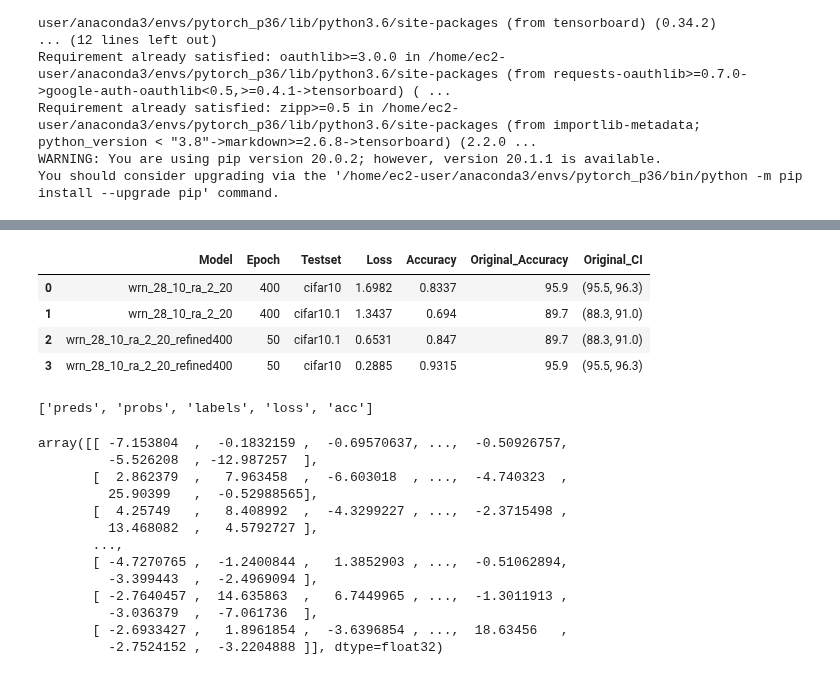
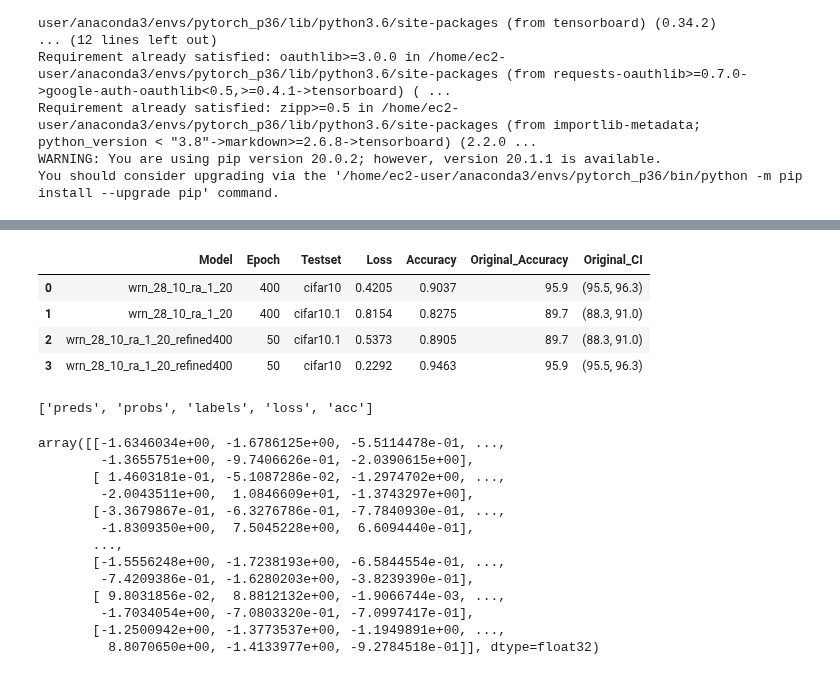
Before and after one commit to danzisar/w210-capstone, a Jupyter notebook: aws-notebooks/wrn_28_10_ra_1_20.ipynb, the cells around one changed output, grey strips where cells are left out. Drawn from its saved outputs; the diff is of its cells as text; code cells hidden in the pictures.

```diff
--- a/aws-notebooks/wrn_28_10_ra_1_20.ipynb
+++ b/aws-notebooks/wrn_28_10_ra_1_20.ipynb
@@ -178,48 +172,48 @@ CIFAR 10.1
 # %%
 import pandas as pd
-a = pd.Series(['wrn_28_10_ra_1_20', 400, 'cifar10', 1.6982, 0.8337])
-c = pd.Series(['wrn_28_10_ra_1_20', 400, 'cifar10.1', 1.3437, 0.6940])
+a = pd.Series(['wrn_28_10_ra_1_20', 400, 'cifar10', 0.4205, 0.9037]) #Loss 0.4205 Accuracy 0.9037
+c = pd.Series(['wrn_28_10_ra_1_20', 400, 'cifar10.1', 0.8154, 0.8275]) #Loss 0.8154 Accuracy 0.8275
 
 
-e = pd.Series(['wrn_28_10_ra_1_20_refined400', 50, 'cifar10.1', 0.6531, 0.8470])
-f = pd.Series(['wrn_28_10_ra_1_20_refined400', 50, 'cifar10', 0.2885,0.9315])
+e = pd.Series(['wrn_28_10_ra_1_20_refined400', 50, 'cifar10.1', 0.5373, 0.8905]) #Loss 0.5373 Accuracy 0.8905
+f = pd.Series(['wrn_28_10_ra_1_20_refined400', 50, 'cifar10', 0.2292,0.9463]) #Loss 0.2292 Accuracy 0.9463
 
 df_results = pd.concat([a,c,e,f], axis=1).T
 df_results.columns = ['Model', 'Epoch', 'Testset', 'Loss', 'Accuracy']
 
 df_results['Original_Accuracy'] = df_results.apply((lambda row: 95.9 if row[2] == 'cifar10' else 89.7), axis=1)
 df_results['Original_CI'] = df_results.apply((lambda row: (95.5, 96.3) if row[2] == 'cifar10' else (88.3, 91.0)), axis=1)
 
 df_results.to_csv('/home/ec2-user/SageMaker/experiments/wrn_28_10_ra_1_20/results.csv')
 df_results
 # %% [output]
 |  | Model | Epoch | Testset | Loss | Accuracy | Original_Accuracy | Original_CI |
-| 0 | wrn_28_10_ra_2_20 | 400 | cifar10 | 1.6982 | 0.8337 | 95.9 | (95.5, 96.3) |
-| 1 | wrn_28_10_ra_2_20 | 400 | cifar10.1 | 1.3437 | 0.694 | 89.7 | (88.3, 91.0) |
-| 2 | wrn_28_10_ra_2_20_refined400 | 50 | cifar10.1 | 0.6531 | 0.847 | 89.7 | (88.3, 91.0) |
-| 3 | wrn_28_10_ra_2_20_refined400 | 50 | cifar10 | 0.2885 | 0.9315 | 95.9 | (95.5, 96.3) |
+| 0 | wrn_28_10_ra_1_20 | 400 | cifar10 | 0.4205 | 0.9037 | 95.9 | (95.5, 96.3) |
+| 1 | wrn_28_10_ra_1_20 | 400 | cifar10.1 | 0.8154 | 0.8275 | 89.7 | (88.3, 91.0) |
+| 2 | wrn_28_10_ra_1_20_refined400 | 50 | cifar10.1 | 0.5373 | 0.8905 | 89.7 | (88.3, 91.0) |
+| 3 | wrn_28_10_ra_1_20_refined400 | 50 | cifar10 | 0.2292 | 0.9463 | 95.9 | (95.5, 96.3) |
 # %%
 # Peak inside the output file for predictions
 import numpy as np
-output = '/home/ec2-user/SageMaker/experiments/wrn_28_10_ra_2_20/exp00/test_results_0160/predictions.npz'
+output = '/home/ec2-user/SageMaker/experiments/wrn_28_10_ra_2_20/exp00/test_results_0400_cifar10/predictions.npz'
 npzfile = np.load(output)
 print(npzfile.files)
 npzfile['preds']
 # %% [output]
 ['preds', 'probs', 'labels', 'loss', 'acc']
-array([[ -7.153804  ,  -0.1832159 ,  -0.69570637, ...,  -0.50926757,
-         -5.526208  , -12.987257  ],
-       [  2.862379  ,   7.963458  ,  -6.603018  , ...,  -4.740323  ,
-         25.90399   ,  -0.52988565],
-       [  4.25749   ,   8.408992  ,  -4.3299227 , ...,  -2.3715498 ,
-         13.468082  ,   4.5792727 ],
+array([[-1.6346034e+00, -1.6786125e+00, -5.5114478e-01, ...,
+        -1.3655751e+00, -9.7406626e-01, -2.0390615e+00],
+       [ 1.4603181e-01, -5.1087286e-02, -1.2974702e+00, ...,
+        -2.0043511e+00,  1.0846609e+01, -1.3743297e+00],
+       [-3.3679867e-01, -6.3276786e-01, -7.7840930e-01, ...,
+        -1.8309350e+00,  7.5045228e+00,  6.6094440e-01],
        ...,
-       [ -4.7270765 ,  -1.2400844 ,   1.3852903 , ...,  -0.51062894,
-         -3.399443  ,  -2.4969094 ],
-       [ -2.7640457 ,  14.635863  ,   6.7449965 , ...,  -1.3011913 ,
-         -3.036379  ,  -7.061736  ],
-       [ -2.6933427 ,   1.8961854 ,  -3.6396854 , ...,  18.63456   ,
-         -2.7524152 ,  -3.2204888 ]], dtype=float32)
+       [-1.5556248e+00, -1.7238193e+00, -6.5844554e-01, ...,
+        -7.4209386e-01, -1.6280203e+00, -3.8239390e-01],
+       [ 9.8031856e-02,  8.8812132e+00, -1.9066744e-03, ...,
+        -1.7034054e+00, -7.0803320e-01, -7.0997417e-01],
+       [-1.2500942e+00, -1.3773537e+00, -1.1949891e+00, ...,
+         8.8070650e+00, -1.4133977e+00, -9.2784518e-01]], dtype=float32)
 # %%
 # Upload the model checkpoints, configs, and results to S3
 bucket='sagemaker-may29'
```
Also changed, not shown: parts of 12 cells of this notebook, 17 other files.
